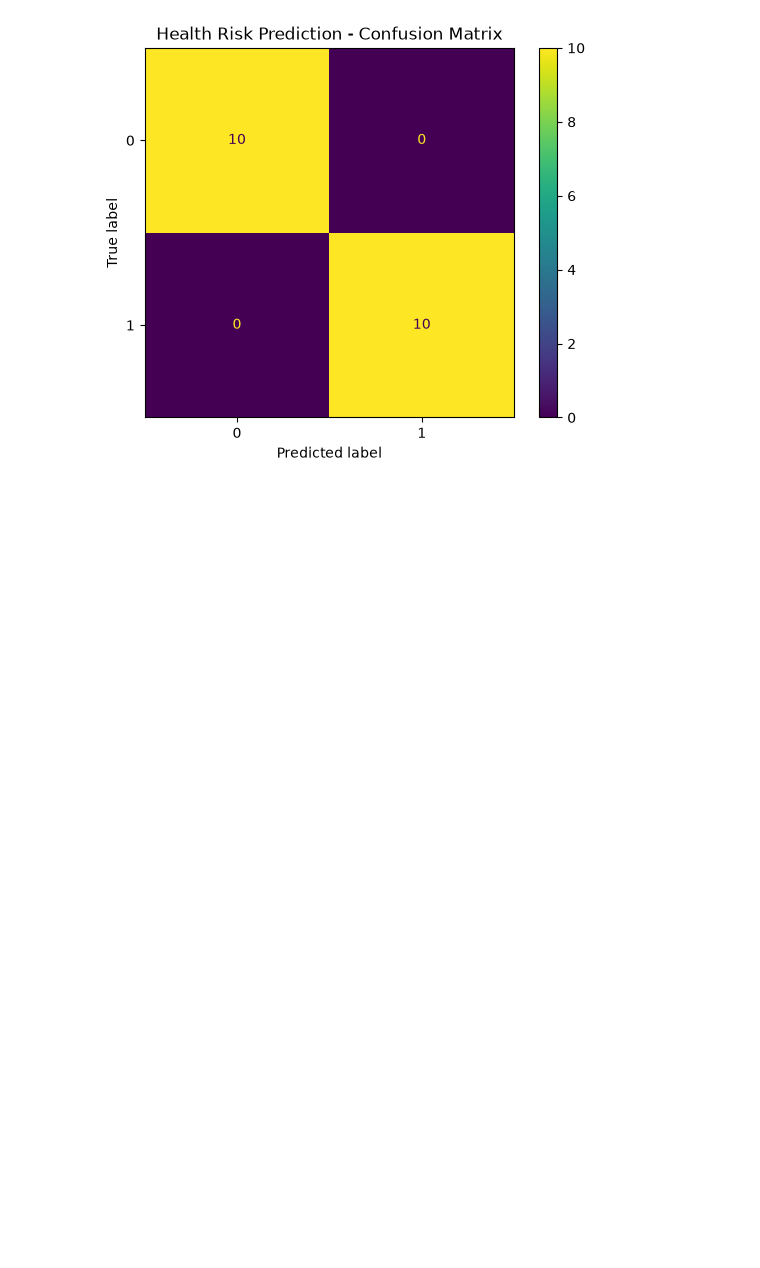
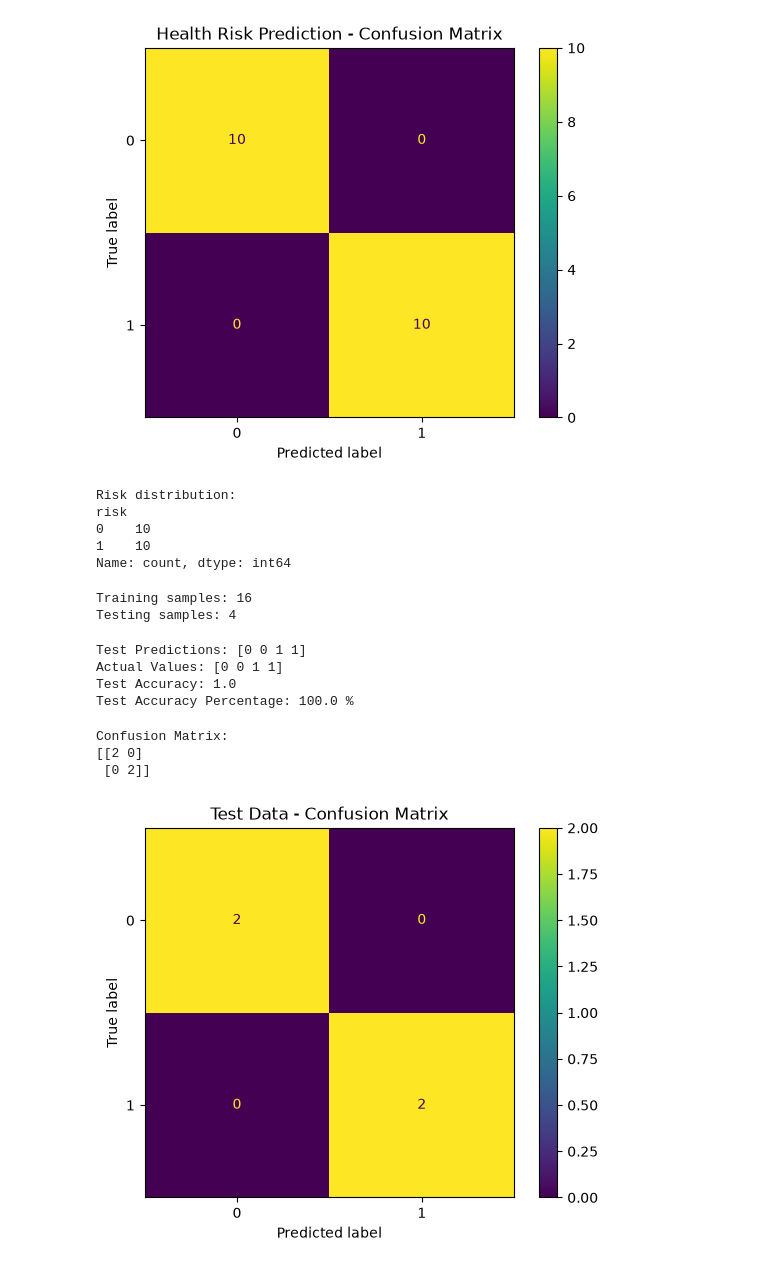
Before and after one commit to Vinaykumar-bethu/smart-health-risk-prediction, a Jupyter notebook: notebooks/model_evaluation.ipynb, the cells around one changed output. Saved outputs shown, nothing was run; the diff lists cells and outputs as text; code cells hidden in the pictures; blank space fills up the shorter version.

Commit message:
Improve model evaluation notebook

```diff
--- a/notebooks/model_evaluation.ipynb
+++ b/notebooks/model_evaluation.ipynb
@@ -78,3 +78,74 @@ plt.title("Health Risk Prediction - Confusion Matrix")
 plt.show()
 # %% [output]
 [figure]
+# %%
+print("Risk distribution:")
+print(data["risk"].value_counts())
+# %% [output]
+Risk distribution:
+risk
+0    10
+1    10
+Name: count, dtype: int64
+# %%
+from sklearn.model_selection import train_test_split
+
+X = data[["age", "heart_rate", "temperature", "spo2"]]
+y = data["risk"]
+
+X_train, X_test, y_train, y_test = train_test_split(
+    X,
+    y,
+    test_size=0.2,
+    random_state=42,
+    stratify=y
+)
+
+print("Training samples:", len(X_train))
+print("Testing samples:", len(X_test))
+# %% [output]
+Training samples: 16
+Testing samples: 4
+# %%
+from sklearn.linear_model import LogisticRegression
+from sklearn.metrics import accuracy_score
+
+# Create a new model
+test_model = LogisticRegression()
+
+# Train only on training data
+test_model.fit(X_train, y_train)
+
+# Predict unseen test data
+test_predictions = test_model.predict(X_test)
+
+# Calculate accuracy
+test_accuracy = accuracy_score(y_test, test_predictions)
+
+print("Test Predictions:", test_predictions)
+print("Actual Values:", y_test.values)
+print("Test Accuracy:", test_accuracy)
+print("Test Accuracy Percentage:", test_accuracy * 100, "%")
+# %% [output]
+Test Predictions: [0 0 1 1]
+Actual Values: [0 0 1 1]
+Test Accuracy: 1.0
+Test Accuracy Percentage: 100.0 %
+# %%
+from sklearn.metrics import confusion_matrix, ConfusionMatrixDisplay
+import matplotlib.pyplot as plt
+
+cm = confusion_matrix(y_test, test_predictions)
+
+print("Confusion Matrix:")
+print(cm)
+
+ConfusionMatrixDisplay.from_predictions(y_test, test_predictions)
+
+plt.title("Test Data - Confusion Matrix")
+plt.show()
+# %% [output]
+Confusion Matrix:
+[[2 0]
+ [0 2]]
+[figure, added]
```
Also changed, not shown: parts of 7 cells of this notebook.
